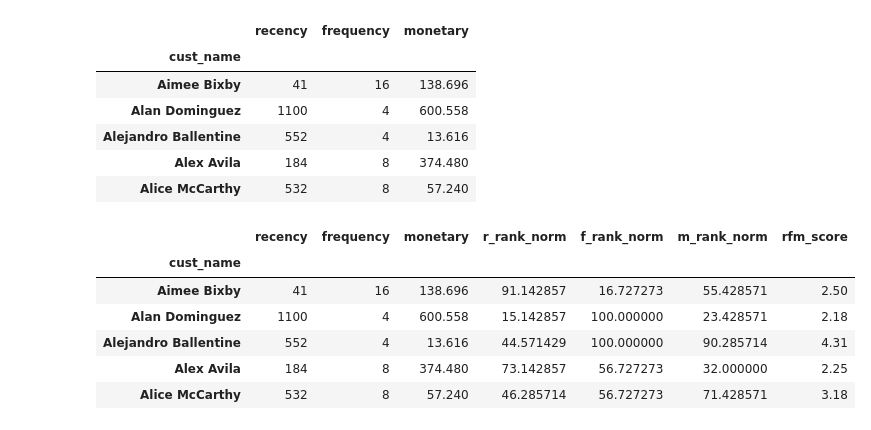
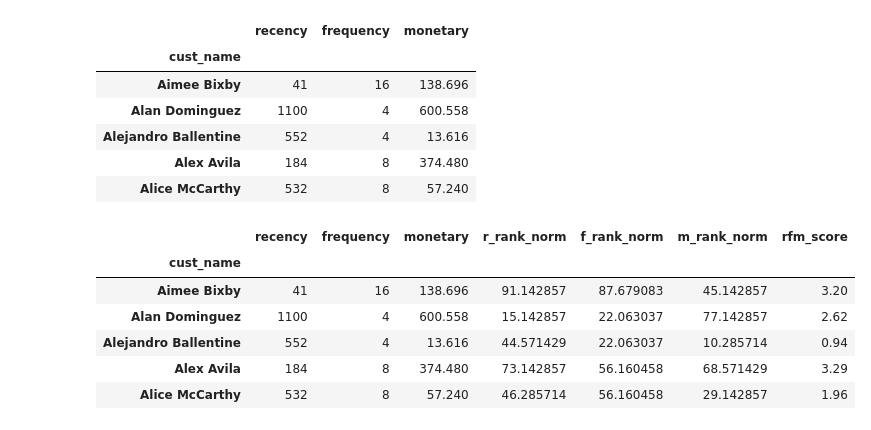
Before and after one commit to ns-tn-time-series-project/time-series-project, a Jupyter notebook: nathan_time_series_project_explore.ipynb, the cells around one changed output. Cells and saved outputs as stored; diff of their text form; code cells hidden in the pictures.

```diff
--- a/nathan_time_series_project_explore.ipynb
+++ b/nathan_time_series_project_explore.ipynb
@@ -815,24 +815,24 @@ See the caveats in the documentation: https://pandas.pydata.org/pandas-docs/stab
 # %%
 #rank the customers in each of the three categories (recency, frequency, monetary)
 central_customer_rating['r_rank'] = central_customer_rating['recency'].rank(ascending=False)
-central_customer_rating['f_rank'] = central_customer_rating['frequency'].rank(ascending=False)
-central_customer_rating['m_rank'] = central_customer_rating['monetary'].rank(ascending=False)
+central_customer_rating['f_rank'] = central_customer_rating['frequency'].rank(ascending=True)
+central_customer_rating['m_rank'] = central_customer_rating['monetary'].rank(ascending=True)
 #normalize the rankings for overall scoring
 central_customer_rating['r_rank_norm'] = (central_customer_rating['r_rank']/central_customer_rating['r_rank'].max())*100
 central_customer_rating['f_rank_norm'] = (central_customer_rating['f_rank']/central_customer_rating['f_rank'].max())*100
 central_customer_rating['m_rank_norm'] = (central_customer_rating['m_rank']/central_customer_rating['m_rank'].max())*100
 #drop the original rank columns used for calculations
 central_customer_rating.drop(columns=['r_rank', 'f_rank', 'm_rank'], inplace=True)
 
 central_customer_rating['rfm_score'] = (0.15*central_customer_rating['r_rank_norm'])+(0.28*central_customer_rating['f_rank_norm'])+(0.57*central_customer_rating['m_rank_norm'])
 central_customer_rating['rfm_score'] *= 0.05
 central_customer_rating.rfm_score = central_customer_rating.rfm_score.round(2)
 central_customer_rating.head()
 # %% [output]
 |  | recency | frequency | monetary | r_rank_norm | f_rank_norm | m_rank_norm | rfm_score |
 | cust_name |  |  |  |  |  |  |  |
-| Aimee Bixby | 41 | 16 | 138.696 | 91.142857 | 16.727273 | 55.428571 | 2.50 |
-| Alan Dominguez | 1100 | 4 | 600.558 | 15.142857 | 100.000000 | 23.428571 | 2.18 |
-| Alejandro Ballentine | 552 | 4 | 13.616 | 44.571429 | 100.000000 | 90.285714 | 4.31 |
-| Alex Avila | 184 | 8 | 374.480 | 73.142857 | 56.727273 | 32.000000 | 2.25 |
-| Alice McCarthy | 532 | 8 | 57.240 | 46.285714 | 56.727273 | 71.428571 | 3.18 |
+| Aimee Bixby | 41 | 16 | 138.696 | 91.142857 | 87.679083 | 45.142857 | 3.20 |
+| Alan Dominguez | 1100 | 4 | 600.558 | 15.142857 | 22.063037 | 77.142857 | 2.62 |
+| Alejandro Ballentine | 552 | 4 | 13.616 | 44.571429 | 22.063037 | 10.285714 | 0.94 |
+| Alex Avila | 184 | 8 | 374.480 | 73.142857 | 56.160458 | 68.571429 | 3.29 |
+| Alice McCarthy | 532 | 8 | 57.240 | 46.285714 | 56.160458 | 29.142857 | 1.96 |
```
